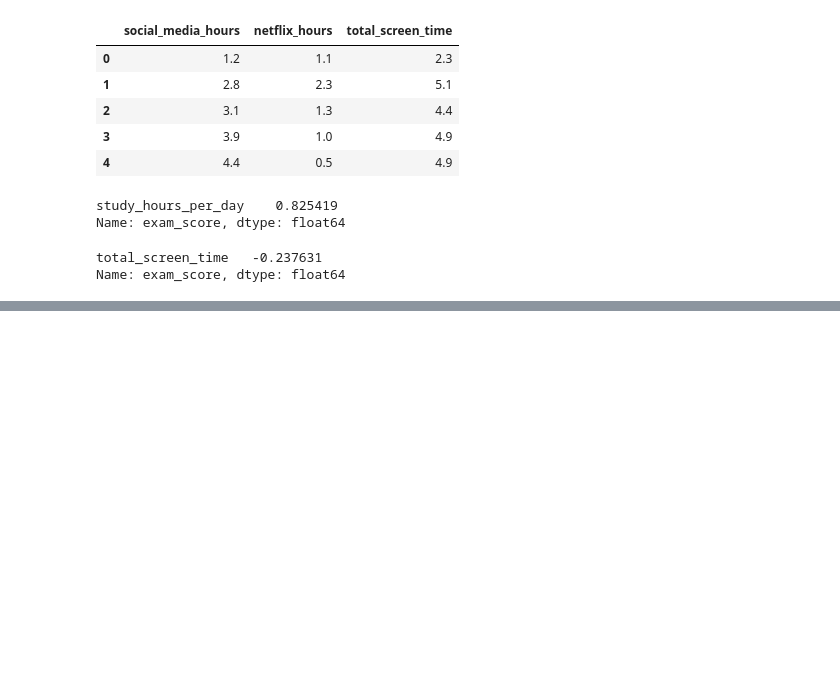
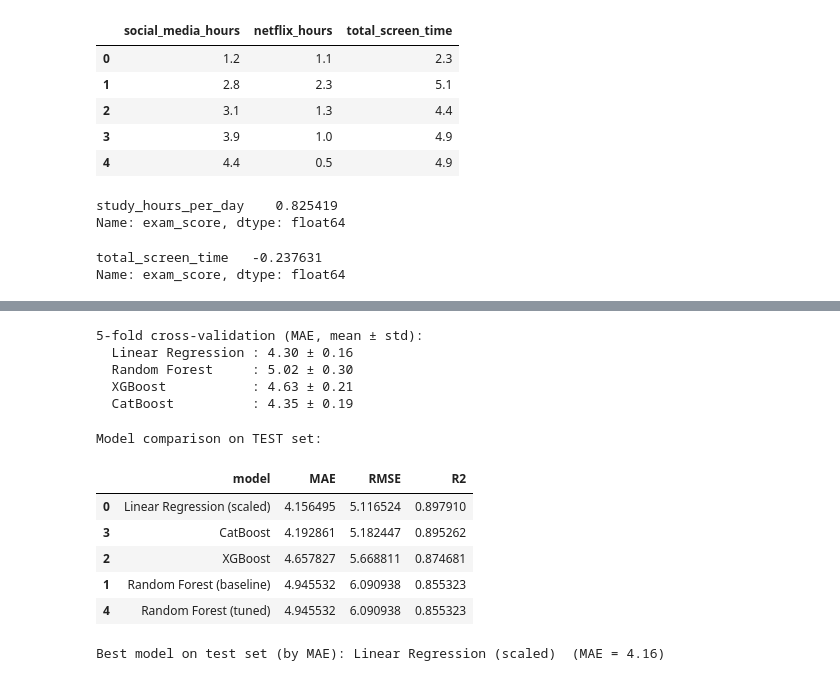
Before and after one commit to eceorenler/DM4Edu, a Jupyter notebook: main.ipynb, the cells around one changed output, grey strips where cells are left out. Saved outputs shown, nothing was run; the diff lists cells and outputs as text; code cells hidden in the pictures; blank space fills up the shorter version.

```diff
--- a/main.ipynb
+++ b/main.ipynb
@@ -387,0 +547,15 @@ Name: exam_score, dtype: float64
+# %%
+# Feature / target
+feature_cols = [col for col in df_fe.columns if col != "exam_score"]
+X = df_fe[feature_cols]
+y = df_fe["exam_score"]
+
+# Train-test split
+X_train, X_test, y_train, y_test = train_test_split(
+    X, y, test_size=0.2, random_state=42
+)
+
+print("\nTrain shape:", X_train.shape, "Test shape:", X_test.shape)
+
+
+results = []
@@ -387,0 +732,64 @@ Name: exam_score, dtype: float64
+# %%
+# CROSS-VALIDATION (LR + RF + XGB + CATBOOST)
+
+print("\n5-fold cross-validation (MAE, mean ± std):")
+
+#Linear Regression (pipeline ile)
+lr_cv_scores = cross_val_score(
+    lr_pipe, X, y,
+    cv=5,
+    scoring="neg_mean_absolute_error",
+    n_jobs=-1
+)
+print(f"  Linear Regression : {-lr_cv_scores.mean():.2f} ± {lr_cv_scores.std():.2f}")
+
+# Random Forest (tuned parametrelerle)
+rf_cv_scores = cross_val_score(
+    best_rf, X, y,
+    cv=5,
+    scoring="neg_mean_absolute_error",
+    n_jobs=-1
+)
+print(f"  Random Forest     : {-rf_cv_scores.mean():.2f} ± {rf_cv_scores.std():.2f}")
+
+# XGBoost
+xgb_cv_scores = cross_val_score(
+    xgb, X, y,
+    cv=5,
+    scoring="neg_mean_absolute_error",
+    n_jobs=-1
+)
+print(f"  XGBoost           : {-xgb_cv_scores.mean():.2f} ± {xgb_cv_scores.std():.2f}")
+
+# CatBoost
+cb_cv_scores = cross_val_score(
+    cb, X, y,
+    cv=5,
+    scoring="neg_mean_absolute_error",
+    n_jobs=-1
+)
+print(f"  CatBoost          : {-cb_cv_scores.mean():.2f} ± {cb_cv_scores.std():.2f}")
+# %% [output]
+5-fold cross-validation (MAE, mean ± std):
+  Linear Regression : 4.30 ± 0.16
+  Random Forest     : 5.02 ± 0.30
+  XGBoost           : 4.63 ± 0.21
+  CatBoost          : 4.35 ± 0.19
+# %%
+# MODEL COMPARISON
+
+
+results_df = pd.DataFrame(results).sort_values("MAE")
+print("\nModel comparison on TEST set:")
+display(results_df)
+
+print(f"\nBest model on test set (by MAE): {best_model_name}  (MAE = {best_mae:.2f})")
+# %% [output]
+Model comparison on TEST set:
+|  | model | MAE | RMSE | R2 |
+| 0 | Linear Regression (scaled) | 4.156495 | 5.116524 | 0.897910 |
+| 3 | CatBoost | 4.192861 | 5.182447 | 0.895262 |
+| 2 | XGBoost | 4.657827 | 5.668811 | 0.874681 |
+| 1 | Random Forest (baseline) | 4.945532 | 6.090938 | 0.855323 |
+| 4 | Random Forest (tuned) | 4.945532 | 6.090938 | 0.855323 |
+Best model on test set (by MAE): Linear Regression (scaled)  (MAE = 4.16)
```
Also changed, not shown: parts of 25 cells of this notebook, 4 other files.
